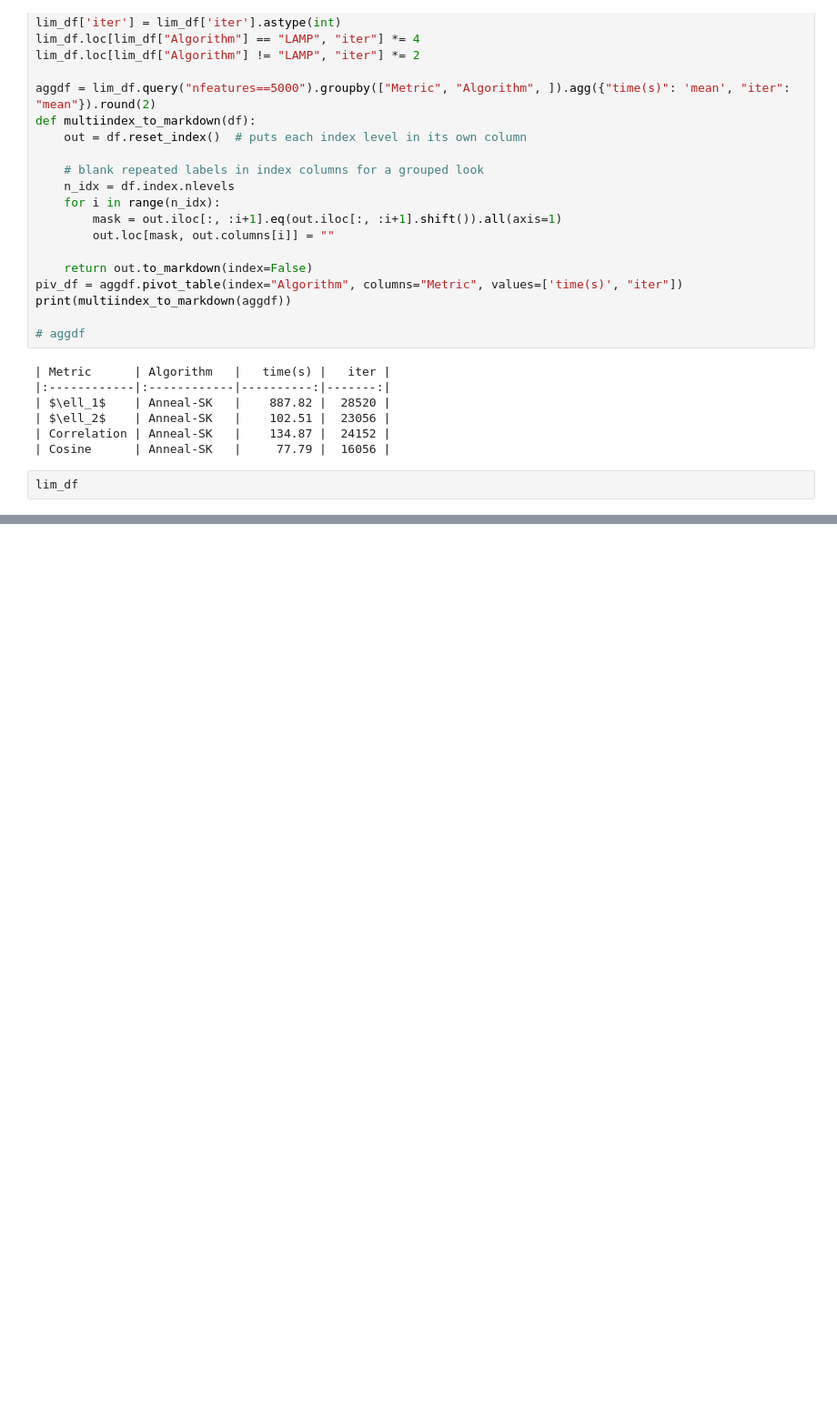
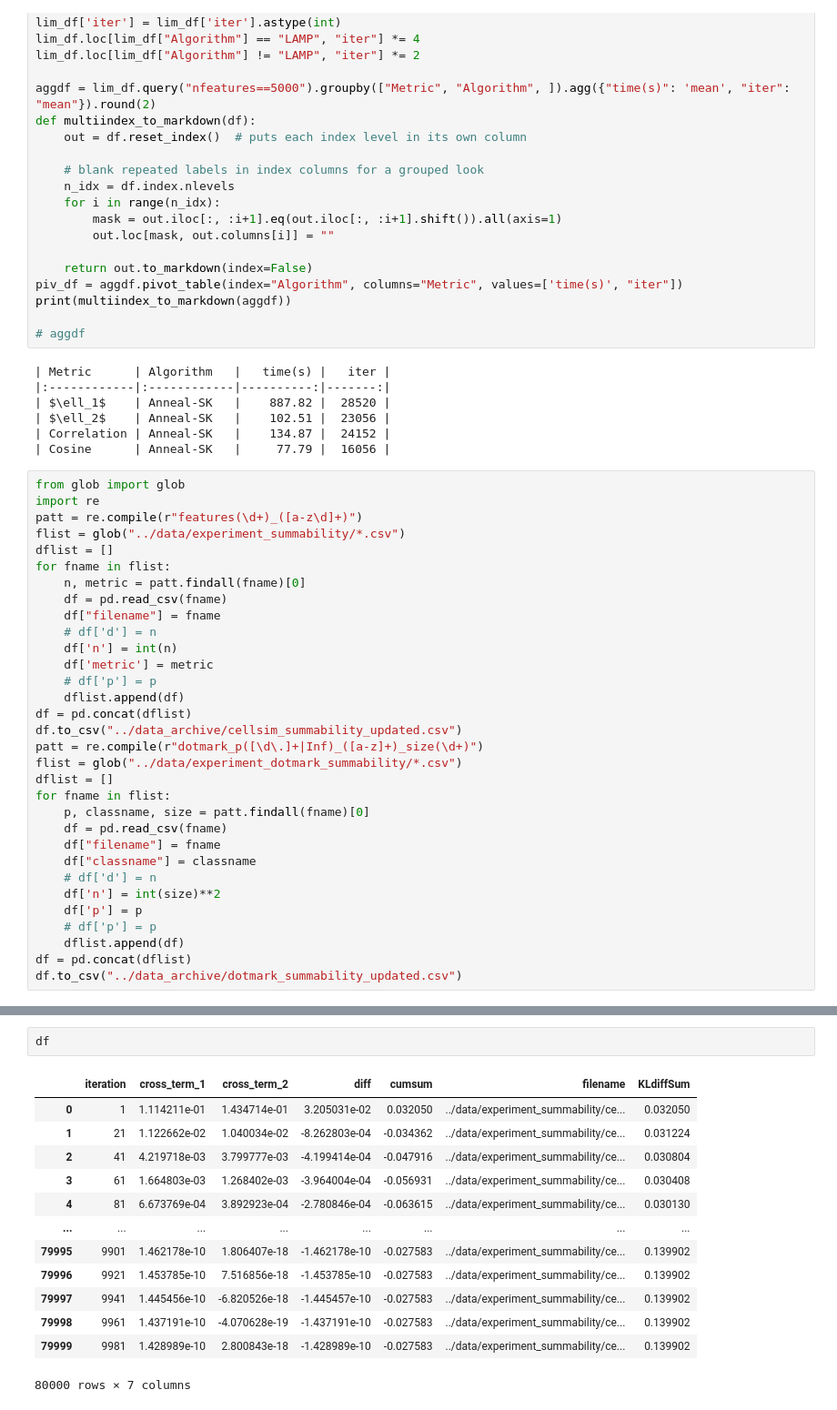
Before and after one commit to mxburns2022/CuDXG.jl, a Jupyter notebook: experiments/make_figures.ipynb, the cells around one changed output, grey strips where cells are left out. Shown at 91% size. Cells and saved outputs as stored; diff of their text form; blank space fills up the shorter version.

```diff
--- a/experiments/make_figures.ipynb
+++ b/experiments/make_figures.ipynb
@@ -244,4 +244,34 @@ print(multiindex_to_markdown(aggdf))
 | Correlation | Anneal-SK   |    134.87 |  24152 |
 | Cosine      | Anneal-SK   |     77.79 |  16056 |
 # %%
-lim_df
+from glob import glob
+import re
+patt = re.compile(r"features(\d+)_([a-z\d]+)")
+flist = glob("../data/experiment_summability/*.csv")
+dflist = []
+for fname in flist:
+    n, metric = patt.findall(fname)[0]
+    df = pd.read_csv(fname)
+    df["filename"] = fname
+    # df['d'] = n
+    df['n'] = int(n)
+    df['metric'] = metric
+    # df['p'] = p
+    dflist.append(df)
+df = pd.concat(dflist)
+df.to_csv("../data_archive/cellsim_summability_updated.csv")
+patt = re.compile(r"dotmark_p([\d\.]+|Inf)_([a-z]+)_size(\d+)")
+flist = glob("../data/experiment_dotmark_summability/*.csv")
+dflist = []
+for fname in flist:
+    p, classname, size = patt.findall(fname)[0]
+    df = pd.read_csv(fname)
+    df["filename"] = fname
+    df["classname"] = classname
+    # df['d'] = n
+    df['n'] = int(size)**2
+    df['p'] = p
+    # df['p'] = p
+    dflist.append(df)
+df = pd.concat(dflist)
+df.to_csv("../data_archive/dotmark_summability_updated.csv")
@@ -261,0 +278,16 @@ lim_df
+# %%
+df
+# %% [output]
+|  | iteration | cross_term_1 | cross_term_2 | diff | cumsum | filename | KLdiffSum |
+| 0 | 1 | 1.114211e-01 | 1.434714e-01 | 3.205031e-02 | 0.032050 | ../data/experiment_summability/ce... | 0.032050 |
+| 1 | 21 | 1.122662e-02 | 1.040034e-02 | -8.262803e-04 | -0.034362 | ../data/experiment_summability/ce... | 0.031224 |
+| 2 | 41 | 4.219718e-03 | 3.799777e-03 | -4.199414e-04 | -0.047916 | ../data/experiment_summability/ce... | 0.030804 |
+| 3 | 61 | 1.664803e-03 | 1.268402e-03 | -3.964004e-04 | -0.056931 | ../data/experiment_summability/ce... | 0.030408 |
+| 4 | 81 | 6.673769e-04 | 3.892923e-04 | -2.780846e-04 | -0.063615 | ../data/experiment_summability/ce... | 0.030130 |
+| ... | ... | ... | ... | ... | ... | ... | ... |
+| 79995 | 9901 | 1.462178e-10 | 1.806407e-18 | -1.462178e-10 | -0.027583 | ../data/experiment_summability/ce... | 0.139902 |
+| 79996 | 9921 | 1.453785e-10 | 7.516856e-18 | -1.453785e-10 | -0.027583 | ../data/experiment_summability/ce... | 0.139902 |
+| 79997 | 9941 | 1.445456e-10 | -6.820526e-18 | -1.445457e-10 | -0.027583 | ../data/experiment_summability/ce... | 0.139902 |
+| 79998 | 9961 | 1.437191e-10 | -4.070628e-19 | -1.437191e-10 | -0.027583 | ../data/experiment_summability/ce... | 0.139902 |
+| 79999 | 9981 | 1.428989e-10 | 2.800843e-18 | -1.428989e-10 | -0.027583 | ../data/experiment_summability/ce... | 0.139902 |
+80000 rows × 7 columns
```
Also changed, not shown: parts of 1 cell of this notebook, 12 other files.
